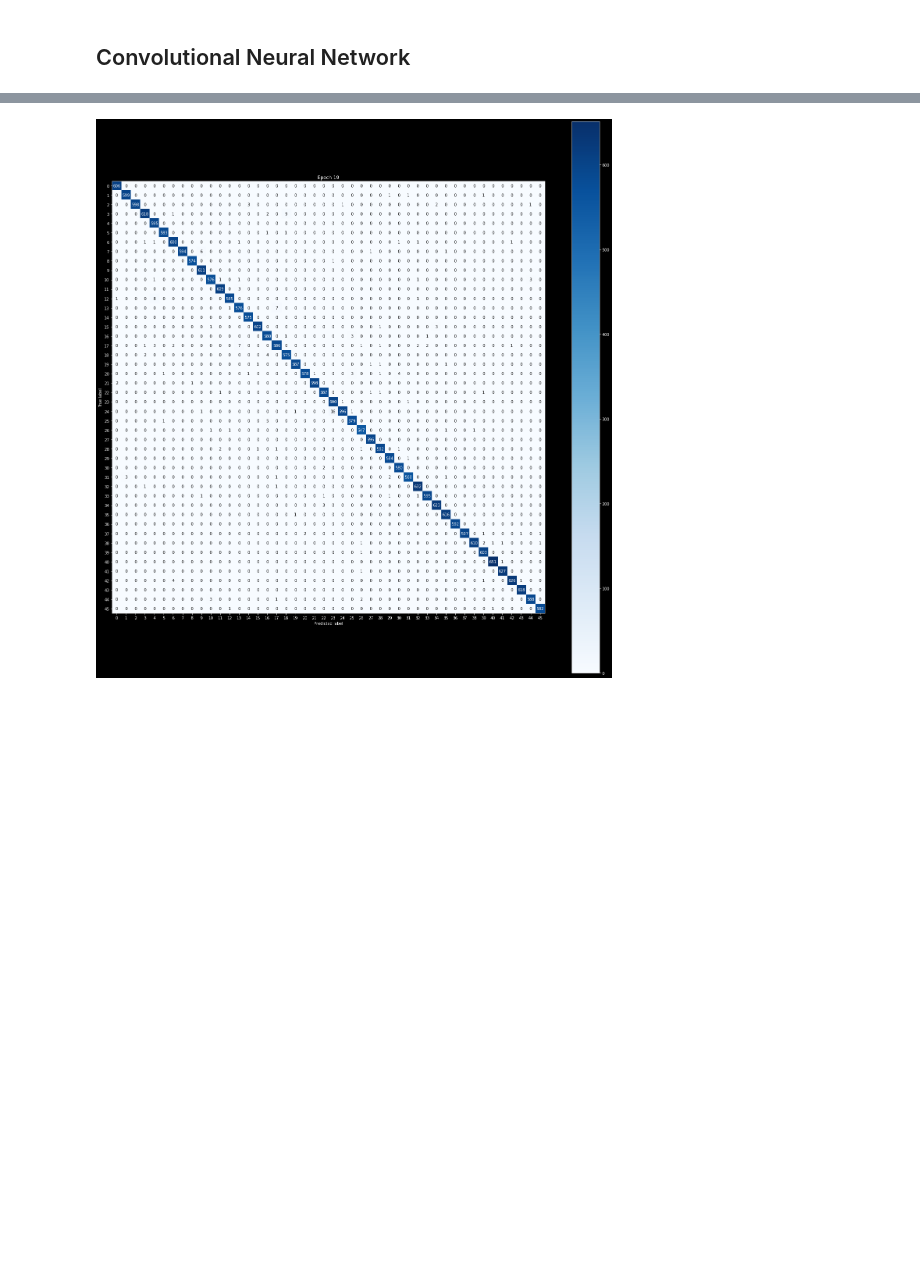
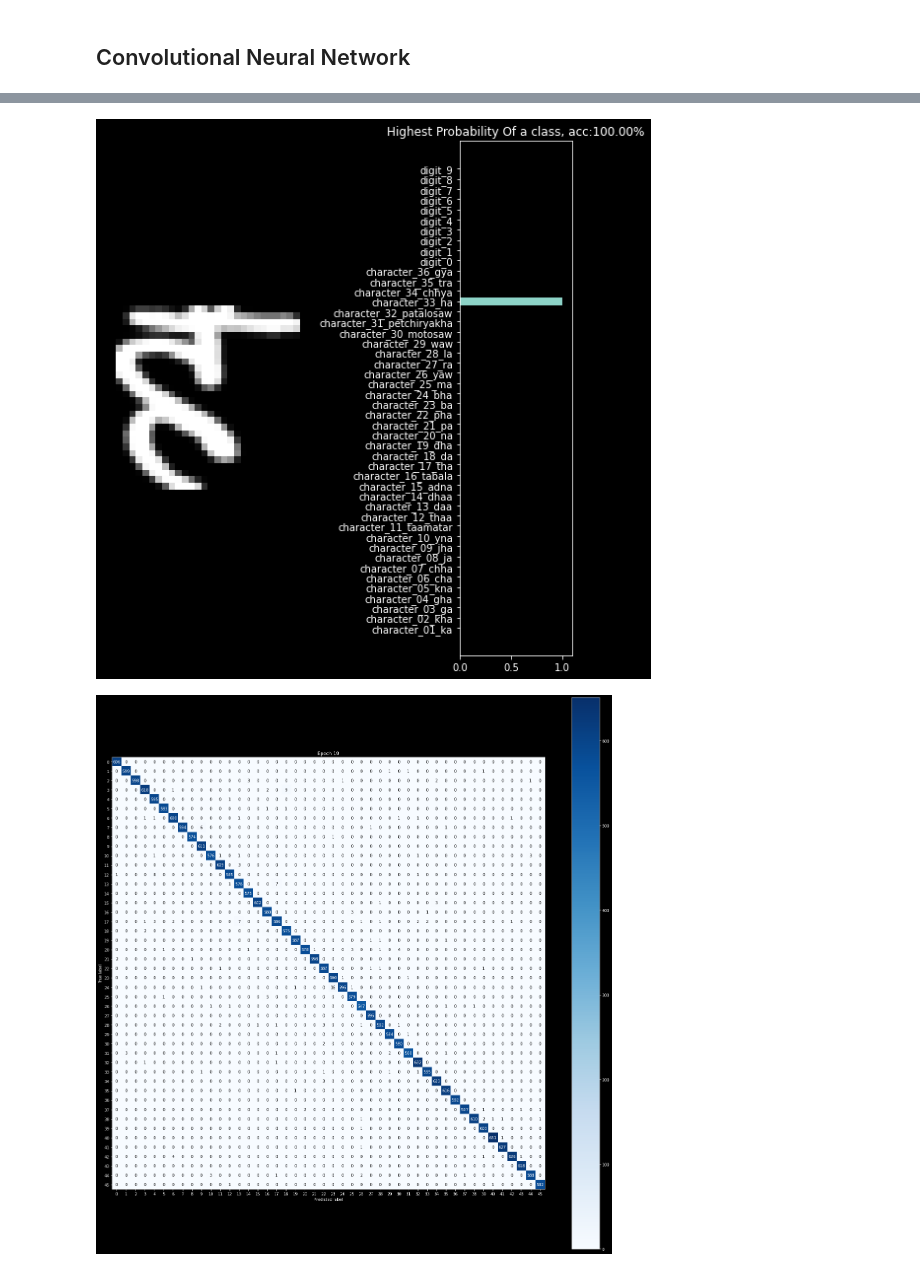
Before and after one commit to peeush-agarwal/weekends-learning, a Jupyter notebook: Projects/Devanagiri_Character_Recognizer/Devanagiri_Character_Recognizer.ipynb, the cells around one changed output, grey strips where cells are left out. Drawn from its saved outputs; the diff is of its cells as text; code cells hidden in the pictures; blank space fills up the shorter version.

Commit message:
Save, load model and visualize a random image with predicted class and accuracy

```diff
--- a/Projects/Devanagiri_Character_Recognizer/Devanagiri_Character_Recognizer.ipynb
+++ b/Projects/Devanagiri_Character_Recognizer/Devanagiri_Character_Recognizer.ipynb
@@ -227,0 +231,2 @@ Validation loss:0.02657778229116014, Acc:99.22100830078125
+# %%
+best_model_path = '/content/drive/My Drive/Projects/Devanagiri Character Recognizer/models/best_model.pt'
@@ -227,0 +236,6 @@ Validation loss:0.02657778229116014, Acc:99.22100830078125
+# %%
+def load_model():
+  model = Dev_CNN()
+  model.load_state_dict(torch.load(best_model_path))
+  model.eval()
+  return model
@@ -228,3 +244,35 @@ Validation loss:0.02657778229116014, Acc:99.22100830078125
+# %%
+model = load_model()
+# %%
+def make_predictions(dataloader, number):
+  images, labels = next(iter(dataloader))
+  img = images[number].view(1, 3, 32, 32)
+  with torch.no_grad():
+    output = model(img)
+
+  _, pred_idx = torch.max(output.data, 1)
+
+  softmax_layer = nn.Softmax(dim=1)
+  pred = softmax_layer(output)
+  pred = pred.data.numpy().squeeze()
+  accuracy = pred[pred_idx]
+
+  fig, (ax1, ax2) = plt.subplots(figsize=(8, 8), ncols=2)
+  ax1.imshow(img[0].numpy().transpose((1, 2, 0)))
+  ax1.axis("off")
+  ax2.barh(np.arange(46), pred)
+  ax2.set_aspect(0.1)
+  ax2.set_yticks(np.arange(46))
+  ax2.set_yticklabels(list(dataset.classes))
+  ax2.set_title(f'Highest Probability Of a class, acc:{100.0*accuracy:.2f}%')
+  ax2.set_xlim(0, 1.1)
+
+  plt.tight_layout()
+# %%
+rand_idx = np.random.randint(0, batch_size-1)
+make_predictions(validloader, rand_idx)
+# %% [output]
+[figure, added]
 # %%
 def plot_conf_matrix(confusion_matrix, classes_len):
   classes = np.arange(classes_len)
```
Also changed, not shown: parts of 8 cells of this notebook.
